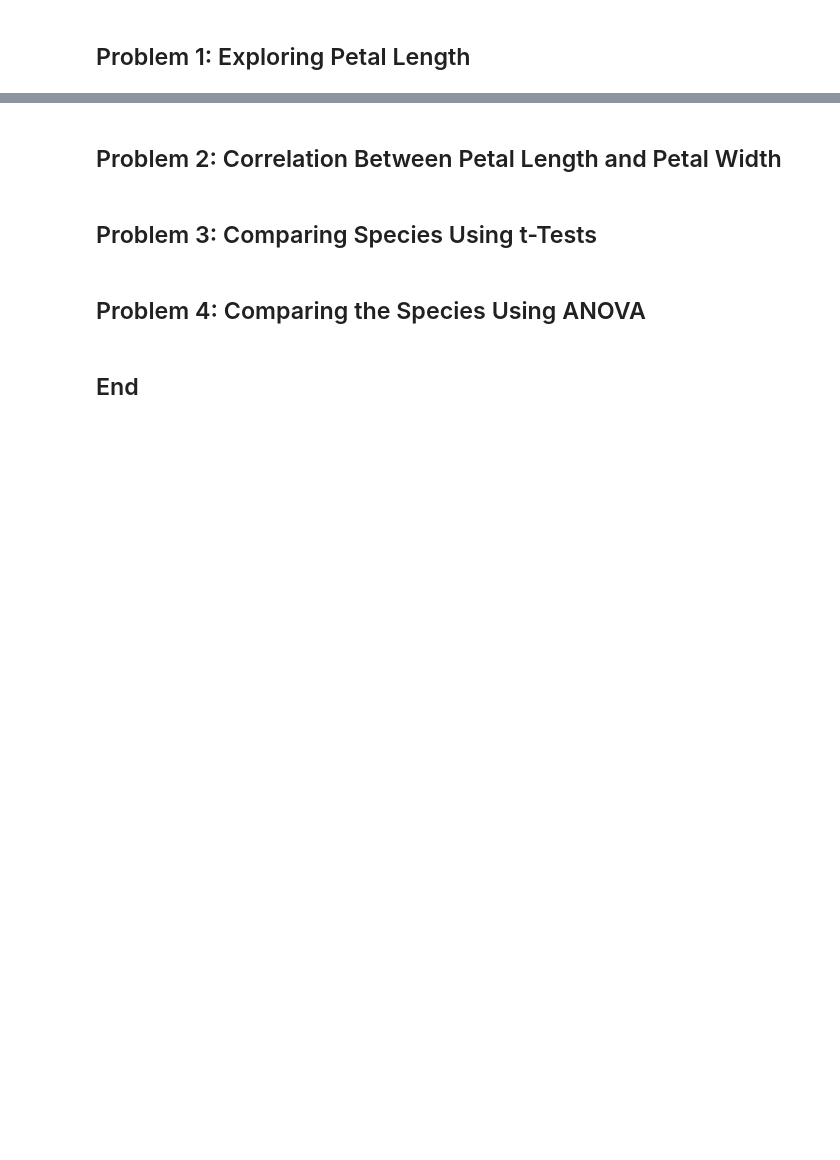
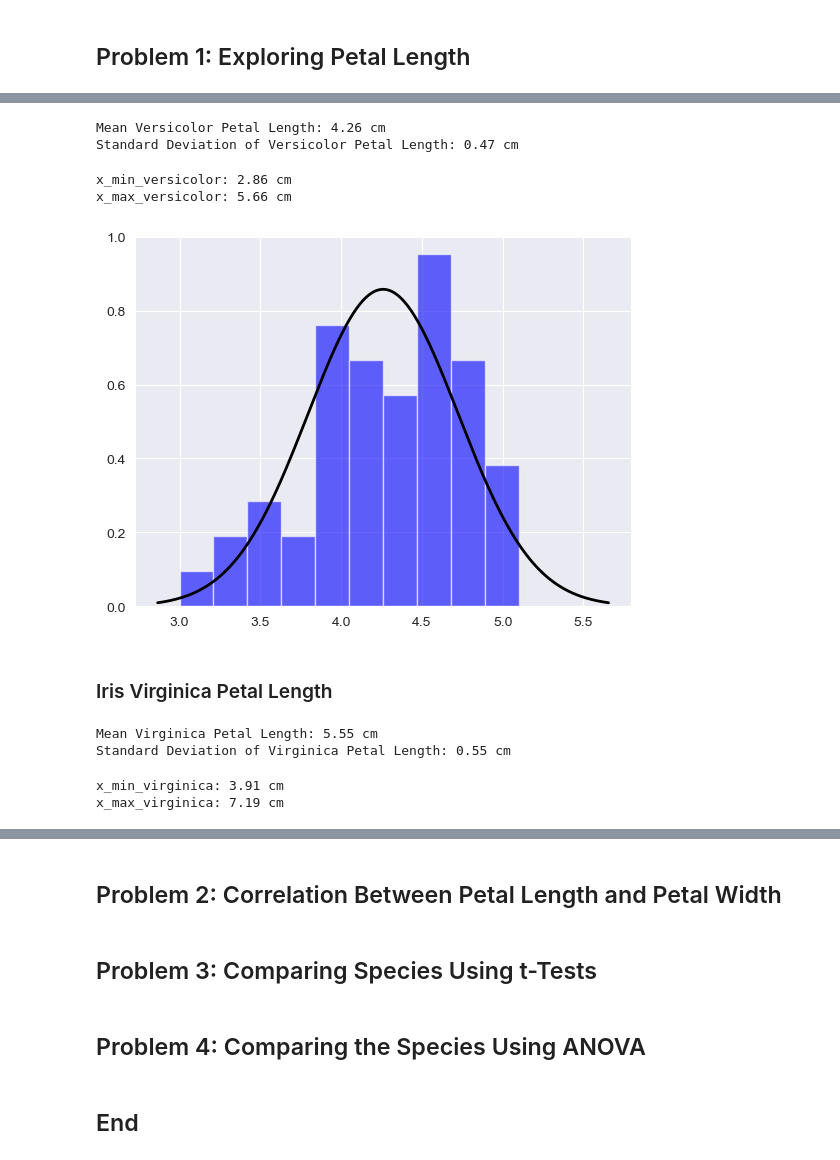
Before and after one commit to AnnaLozenko/applied-statistics, a Jupyter notebook: problems.ipynb, the cells around one changed output, grey strips where cells are left out. Saved outputs shown, nothing was run; the diff lists cells and outputs as text; code cells hidden in the pictures; blank space fills up the shorter version.

```diff
--- a/problems.ipynb
+++ b/problems.ipynb
@@ -87,0 +156,46 @@ virginica = iris["data"][iris["target"]==2]
+# %%
+# calculate the mean and standard deviation of the petal length for versicolor
+mean_versicolor_petal_length = np.mean(versicolor_petal_length)
+std_versicolor_petal_length = np.std(versicolor_petal_length)
+print(f"Mean Versicolor Petal Length: {mean_versicolor_petal_length:.2f} cm")
+print(f"Standard Deviation of Versicolor Petal Length: {std_versicolor_petal_length:.2f} cm")
+# %% [output]
+Mean Versicolor Petal Length: 4.26 cm
+Standard Deviation of Versicolor Petal Length: 0.47 cm
+# %%
+# calculate the x_min and x_max values for the normal distribution curve for versicolor
+x_min_versicolor = mean_versicolor_petal_length - 3 * std_versicolor_petal_length
+x_max_versicolor = mean_versicolor_petal_length + 3 * std_versicolor_petal_length
+print(f"x_min_versicolor: {x_min_versicolor:.2f} cm")
+print(f"x_max_versicolor: {x_max_versicolor:.2f} cm")
+# %% [output]
+x_min_versicolor: 2.86 cm
+x_max_versicolor: 5.66 cm
+# %%
+# plot the histogram of the petal length for versicolor and superimpose a normal distribution curve
+plt.hist(versicolor_petal_length, bins = 10, density=True, alpha=0.6, color='b')
+normal_dist = np.linspace(x_min_versicolor, x_max_versicolor, 400)
+plt.plot(normal_dist, stats.norm.pdf(normal_dist, mean_versicolor_petal_length, std_versicolor_petal_length), 'k', linewidth=2)
+plt.show()
+# %% [output]
+[figure, added]
+# %% [markdown]
+### Iris Virginica Petal Length
+# %%
+# calculate the mean and standard deviation of the petal length for virginica
+mean_virginica_petal_length = np.mean(virginica_petal_length)
+std_virginica_petal_length = np.std(virginica_petal_length)
+print(f"Mean Virginica Petal Length: {mean_virginica_petal_length:.2f} cm")
+print(f"Standard Deviation of Virginica Petal Length: {std_virginica_petal_length:.2f} cm")
+# %% [output]
+Mean Virginica Petal Length: 5.55 cm
+Standard Deviation of Virginica Petal Length: 0.55 cm
+# %%
+# calculate the x_min and x_max values for the normal distribution curve for virginica
+x_min_virginica = mean_virginica_petal_length - 3 * std_virginica_petal_length
+x_max_virginica = mean_virginica_petal_length + 3 * std_virginica_petal_length
+print(f"x_min_virginica: {x_min_virginica:.2f} cm")
+print(f"x_max_virginica: {x_max_virginica:.2f} cm")
+# %% [output]
+x_min_virginica: 3.91 cm
+x_max_virginica: 7.19 cm
```
Also changed, not shown: parts of 14 cells of this notebook.
